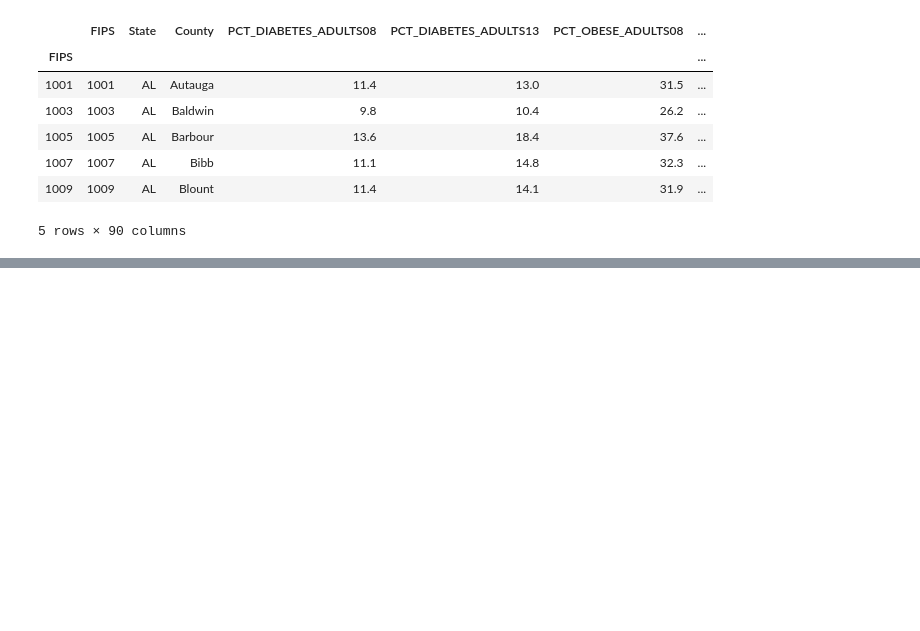
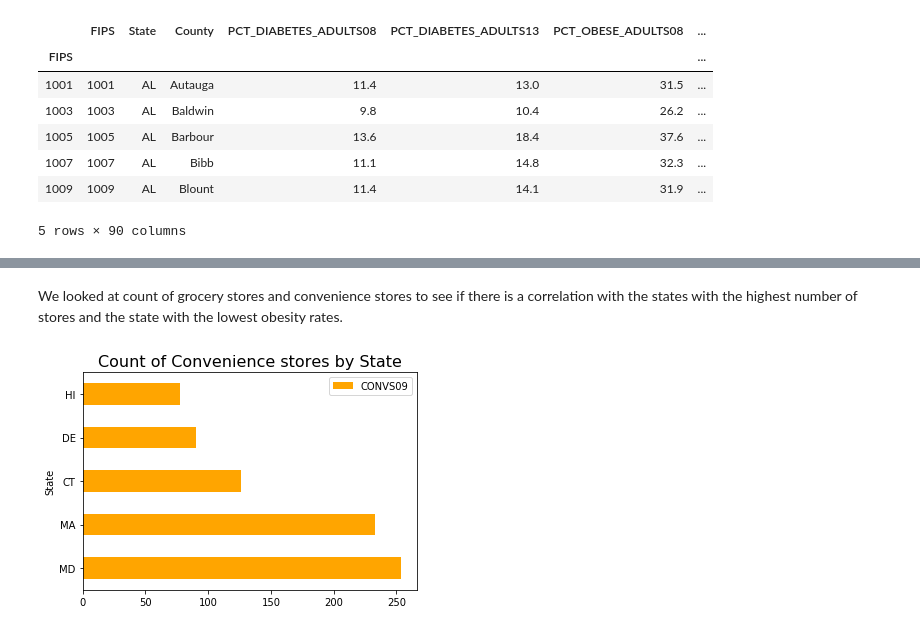
Before and after one commit to Graceallison/Predicting-Obesity-Rates-Based-on-Food-Atlas, a Jupyter notebook: Code/Data collecting and EDA.ipynb, the cells around one changed output, grey strips where cells are left out. Cells and saved outputs as stored; diff of their text form; code cells hidden in the pictures; blank space fills up the shorter version.

```diff
--- a/Code/Data collecting and EDA.ipynb
+++ b/Code/Data collecting and EDA.ipynb
@@ -531,0 +537,26 @@ df.head()
+# %%
+#predicting the 13 obesity rate, drop year after
+col_list = [col for col in df.columns if '15' in col]
+df.drop(col_list, axis=1, inplace=True)
+# %%
+#dropping 2014 data
+col_list_2 = [col for col in df.columns if '14' in col]
+df.drop(col_list_2, axis=1, inplace=True)
+# %%
+#dropping 2013 data
+col_list_3 = [col for col in df.columns if '16' in col]
+df.drop(col_list_3, axis=1, inplace=True)
+# %% [markdown]
+We looked at count of grocery stores and convenience stores to see if there is a correlation with the states with the highest number of stores and the state with the lowest obesity rates.
+# %%
+group_df_conv = df.groupby('State')[['CONVS09']].agg(lambda x:x.value_counts().index[0])
+group_df_groc = df.groupby('State')[['GROC09']].agg(lambda x:x.value_counts().index[0])
+group_df_rec = df.groupby('State')[['RECFAC09']].agg(lambda x:x.value_counts().index[0])
+group_df_obesity = df.groupby('State')[['PCT_OBESE_ADULTS13']].agg(lambda x:x.mean())
+# %%
+group_df_conv.sort_values(by='CONVS09', ascending=False).head().plot(kind='barh', color='orange')
+#plt.xlabel('Count')
+#plt.ylabel('State')
+plt.title('Count of Convenience stores by State', fontsize = 16);
+# %% [output]
+[figure, added]
```
Also changed, not shown: parts of 11 cells of this notebook, 2 other files.
